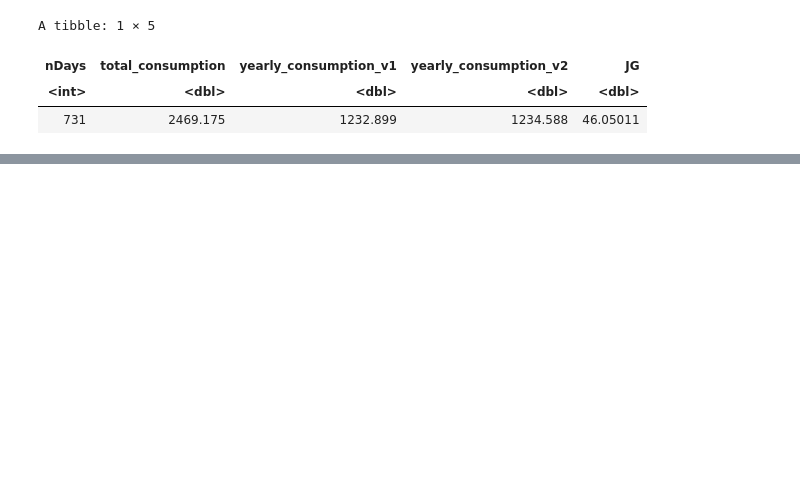
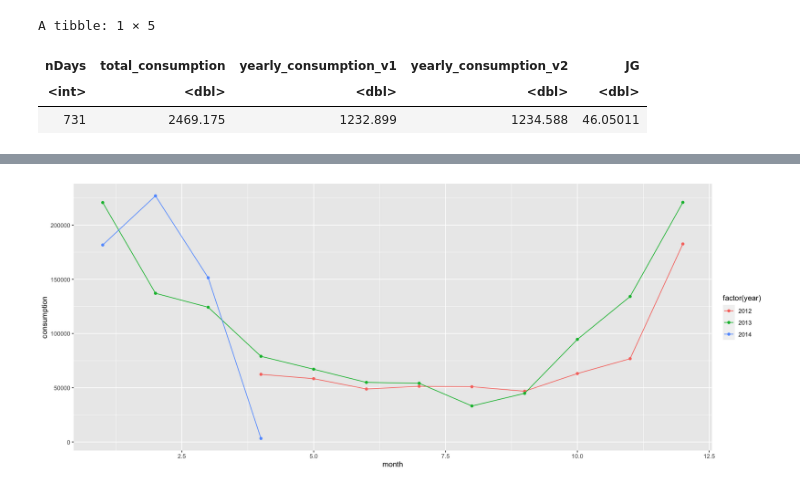
Before and after one commit to philippebarrette4/INF1430, a Jupyter notebook: scripts/GazAnalysis/Sub-Meters/FRG.ipynb, the cells around one changed output, grey strips where cells are left out. Cells and saved outputs as stored; diff of their text form; code cells hidden in the pictures; blank space fills up the shorter version.

```diff
--- a/scripts/GazAnalysis/Sub-Meters/FRG.ipynb
+++ b/scripts/GazAnalysis/Sub-Meters/FRG.ipynb
@@ -127,0 +95,7 @@ FRG_Temp_int %>%
+# %%
+TempMonthly <- temp %>%
+    group_by(Year, Month) %>%
+    summarise(
+        avg_temp = mean(`Temp (C)`, na.rm = TRUE)
+    )
+head(TempMonthly, 3)
@@ -127,0 +111,7 @@ FRG_Temp_int %>%
+# %%
+FRGMonthly <- FRG %>%
+    group_by(year, month) %>%
+    summarise(
+        consumption = sum(avg_rate) / 60
+    )
+head(FRGMonthly, 3)
@@ -127,0 +127,8 @@ FRG_Temp_int %>%
+# %%
+myDF <- FRGMonthly %>%
+    left_join(TempMonthly, by = c("year" = "Year", "month" = "Month")) %>%
+    ungroup() %>%
+    mutate(
+        avg_temp = ifelse(is.na(avg_temp), mean(avg_temp, na.rm = TRUE), avg_temp)
+    )
+head(myDF, 3)
@@ -127,0 +142,6 @@ FRG_Temp_int %>%
+# %%
+ggplot(myDF, aes(x = month, color = factor(year))) +
+    geom_point(aes(y = consumption)) +
+    geom_line(aes(y = consumption))
+# %% [output]
+[figure, added]
```
Also changed, not shown: parts of 23 cells of this notebook, 1 other file.
